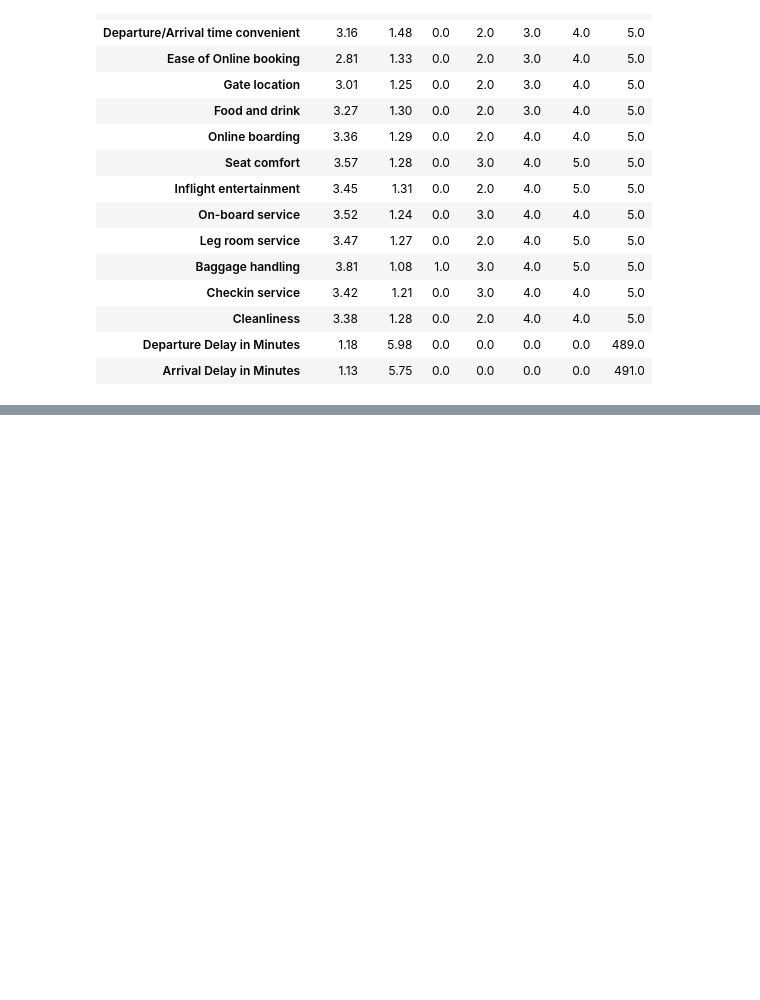
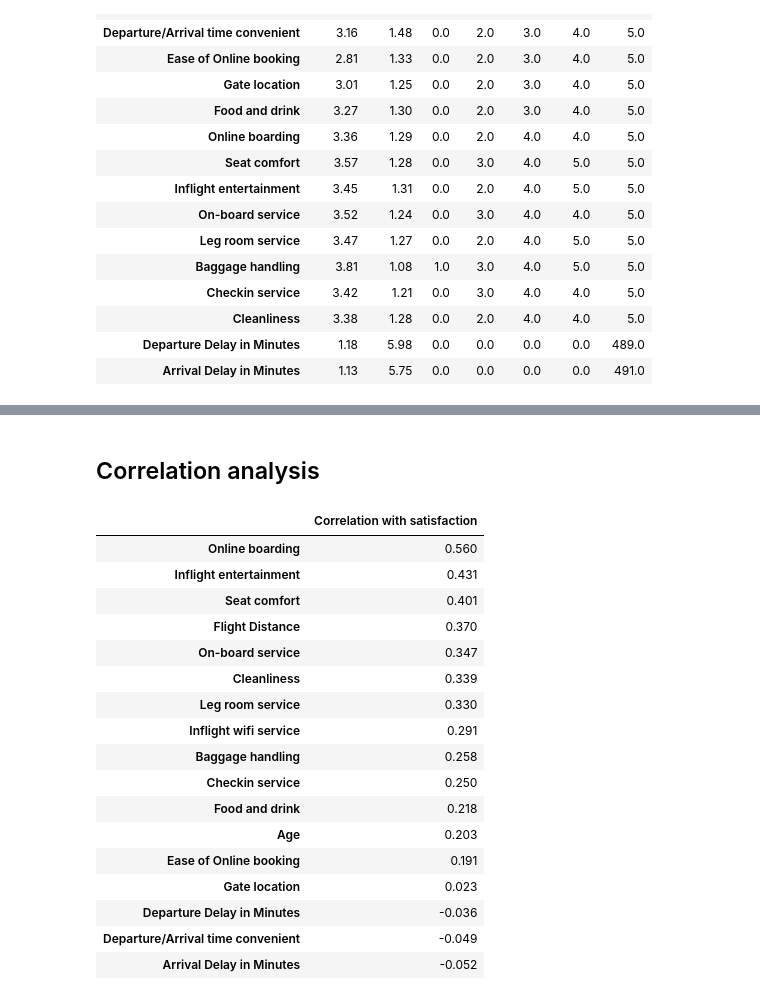
Before and after one commit to Aman-Sharma1812/Predicting-Airline-Satisfaction, a Jupyter notebook: predicting-airline-satisfaction.ipynb, the cells around one changed output, grey strips where cells are left out. Cells and saved outputs as stored; diff of their text form; code cells hidden in the pictures; blank space fills up the shorter version.

Commit message:
Kaggle Notebook | Predicting Airline Satisfaction | Version 4

```diff
--- a/predicting-airline-satisfaction.ipynb
+++ b/predicting-airline-satisfaction.ipynb
@@ -277,0 +302,36 @@ display(df_train[num_cols].describe().drop("count").T.round(2))
+# %% [markdown]
+## Correlation analysis
+# %%
+# Include the Boolean target as a numeric variable
+corr_data = df_train[num_cols].copy()
+corr_data["satisfaction"] = (
+    df_train["satisfaction"].astype(int)
+)
+
+correlation = corr_data.corr(numeric_only=True)
+
+# show correlation with the target
+target_corr = (
+    correlation["satisfaction"].drop("satisfaction").sort_values(ascending=False)
+)
+
+display(target_corr.to_frame("Correlation with satisfaction").round(3))
+# %% [output]
+|  | Correlation with satisfaction |
+| Online boarding | 0.560 |
+| Inflight entertainment | 0.431 |
+| Seat comfort | 0.401 |
+| Flight Distance | 0.370 |
+| On-board service | 0.347 |
+| Cleanliness | 0.339 |
+| Leg room service | 0.330 |
+| Inflight wifi service | 0.291 |
+| Baggage handling | 0.258 |
+| Checkin service | 0.250 |
+| Food and drink | 0.218 |
+| Age | 0.203 |
+| Ease of Online booking | 0.191 |
+| Gate location | 0.023 |
+| Departure Delay in Minutes | -0.036 |
+| Departure/Arrival time convenient | -0.049 |
+| Arrival Delay in Minutes | -0.052 |
```
Also changed, not shown: parts of 2 cells of this notebook.
